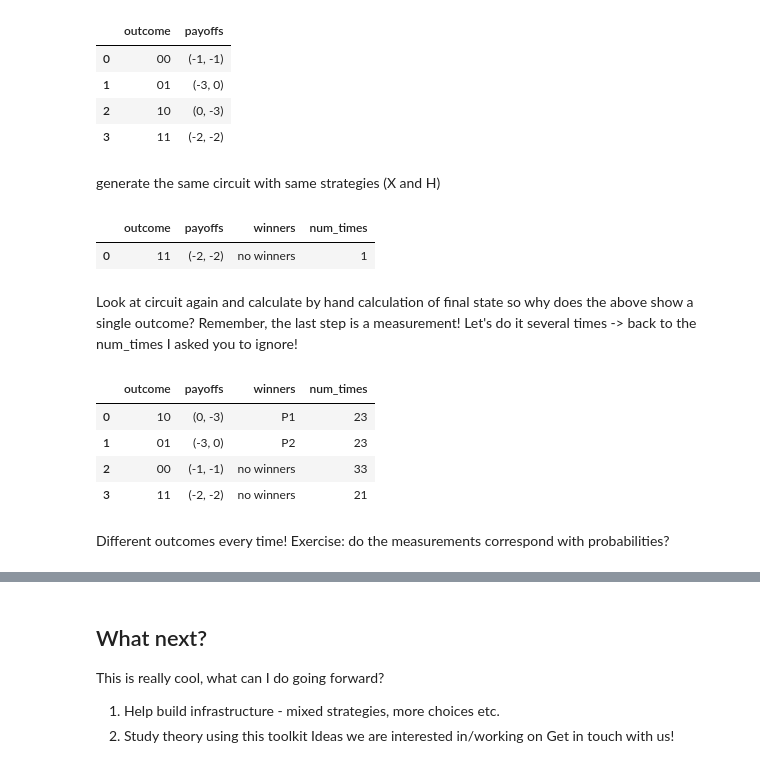
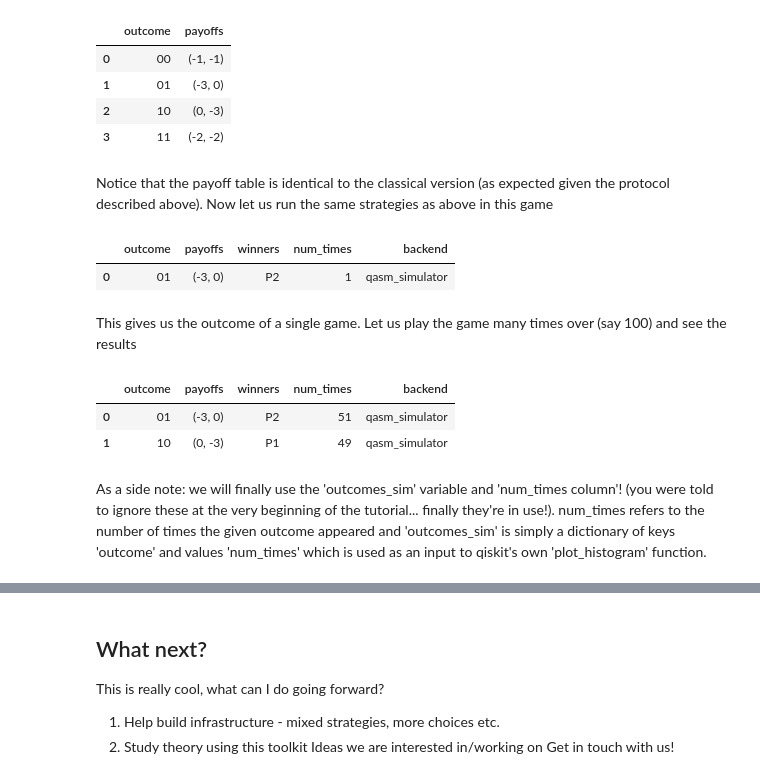
Before and after one commit to desireevl/quantum-game-theory, a Jupyter notebook: quantum_game_theory.ipynb, the cells around one changed output, grey strips where cells are left out. Drawn from its saved outputs; the diff is of its cells as text; code cells hidden in the pictures.

```diff
--- a/quantum_game_theory.ipynb
+++ b/quantum_game_theory.ipynb
@@ -184,27 +313,25 @@ Payoffs:
 | 1 | 01 | (-3, 0) |
 | 2 | 10 | (0, -3) |
 | 3 | 11 | (-2, -2) |
-# %% [markdown]
-generate the same circuit with same strategies (X and H)
+# %% [markdown]
+Notice that the payoff table is identical to the classical version (as expected given the protocol described above). Now let us run the same strategies as above in this game
 # %%
 P1_strategy = 'X'
-P2_strategy = 'H'
+P2_strategy = 'S'
 combined_strategies = [P1_strategy, P2_strategy]
-prisoner_game_quantum.play_game(combined_strategies)
+outcomes, results = prisoner_game_quantum.play_game(combined_strategies)
+results
 # %% [output]
-|  | outcome | payoffs | winners | num_times |
-| 0 | 11 | (-2, -2) | no winners | 1 |
+|  | outcome | payoffs | winners | num_times | backend |
+| 0 | 01 | (-3, 0) | P2 | 1 | qasm_simulator |
-# %% [markdown]
-Look at circuit again and calculate by hand
-calculation of final state
-so why does the above show a single outcome? Remember, the last step is a measurement! Let's do it several times -> back to the num_times I asked you to ignore!
+# %% [markdown]
+This gives us the outcome of a single game. Let us play the game many times over (say 100) and see the results
 # %%
-prisoner_game_quantum.play_game(combined_strategies, n_times = 100)
+outcomes_sim, results_sim = prisoner_game_quantum.play_game(combined_strategies, n_times = 100)
+results_sim
 # %% [output]
-|  | outcome | payoffs | winners | num_times |
-| 0 | 10 | (0, -3) | P1 | 23 |
-| 1 | 01 | (-3, 0) | P2 | 23 |
-| 2 | 00 | (-1, -1) | no winners | 33 |
-| 3 | 11 | (-2, -2) | no winners | 21 |
+|  | outcome | payoffs | winners | num_times | backend |
+| 0 | 01 | (-3, 0) | P2 | 51 | qasm_simulator |
+| 1 | 10 | (0, -3) | P1 | 49 | qasm_simulator |
-# %% [markdown]
-Different outcomes every time! Exercise: do the measurements correspond with probabilities?
+# %% [markdown]
+As a side note: we will finally use the 'outcomes_sim' variable and 'num_times column'! (you were told to ignore these at the very beginning of the tutorial... finally they're in use!). num_times refers to the number of times the given outcome appeared and 'outcomes_sim' is simply a dictionary of keys 'outcome' and values 'num_times' which is used as an input to qiskit's own 'plot_histogram' function.
```
Also changed, not shown: parts of 69 cells of this notebook, 2 other files.
